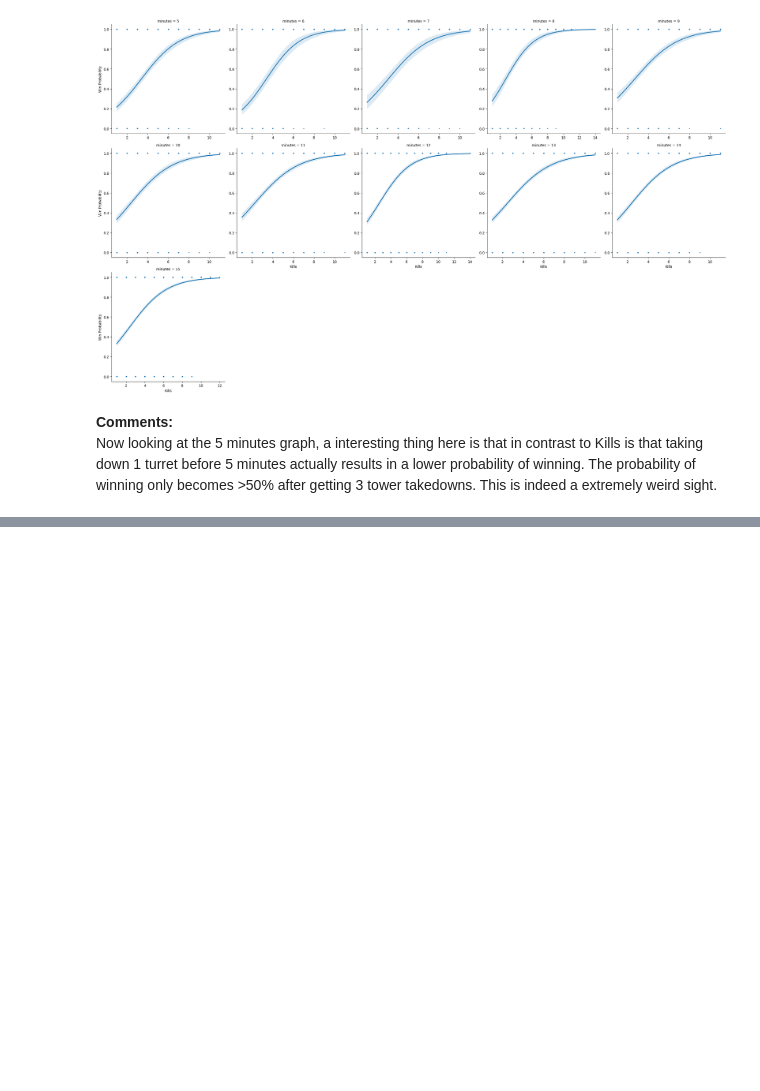
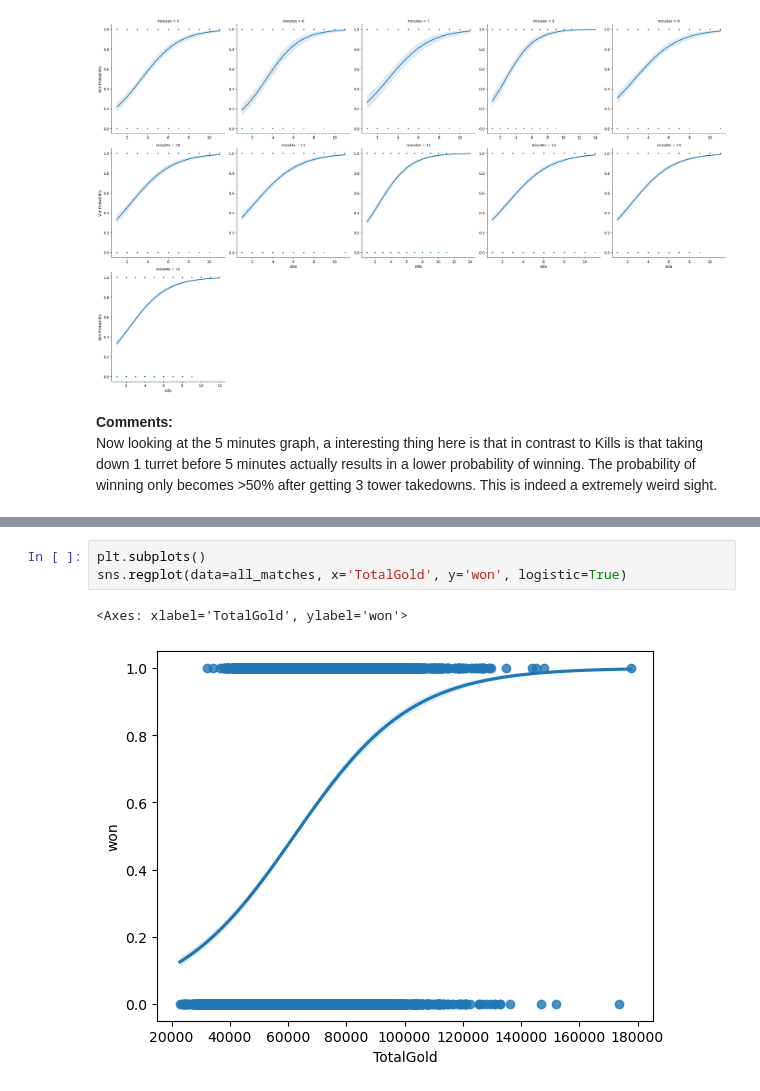
Before and after one commit to oscarqjh/NTU_SC1015_Project, a Jupyter notebook: LogisticRegression.ipynb, the cells around one changed output, grey strips where cells are left out. Saved outputs shown, nothing was run; the diff lists cells and outputs as text; blank space fills up the shorter version.

```diff
--- a/LogisticRegression.ipynb
+++ b/LogisticRegression.ipynb
@@ -350,0 +437,6 @@ Continue in `Champions_Analysis.ipynb`
+# %%
+plt.subplots()
+sns.regplot(data=all_matches, x='TotalGold', y='won', logistic=True)
+# %% [output]
+<Axes: xlabel='TotalGold', ylabel='won'>
+[figure, added]
```
Also changed, not shown: parts of 31 cells of this notebook.
